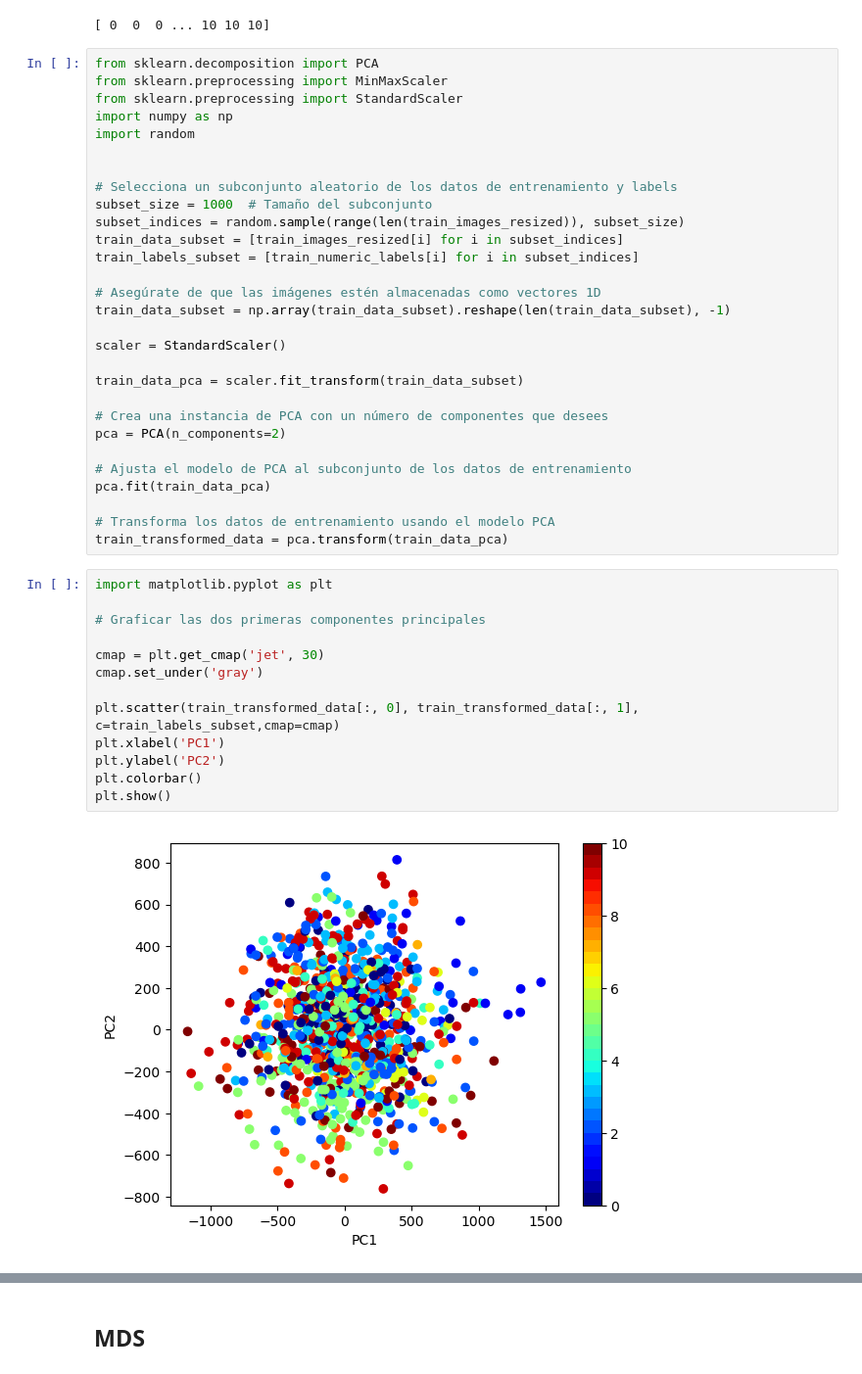
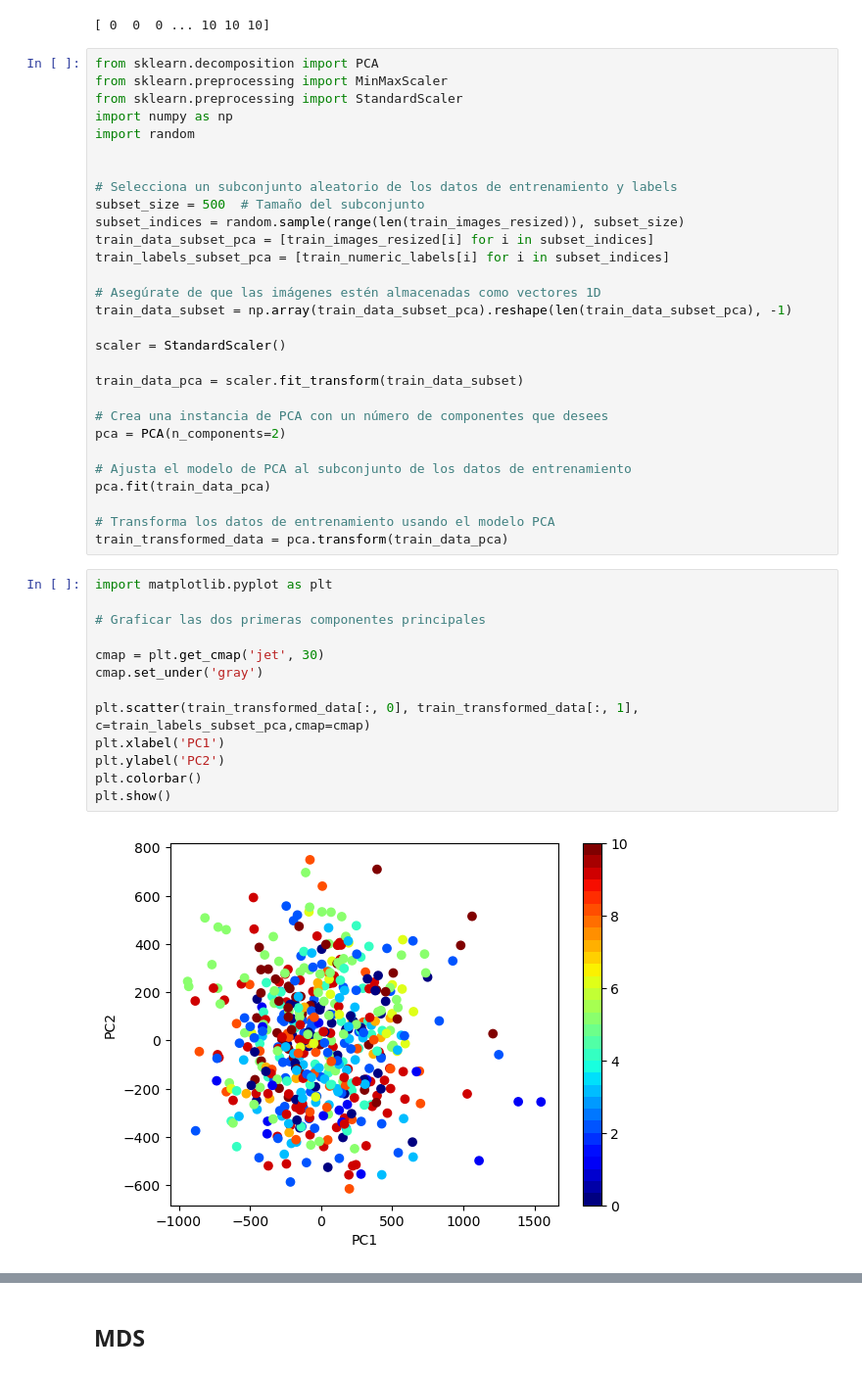
Before and after one commit to williamasesoftware/Computational_linear_algebra, a Jupyter notebook: FOOD_dataset/main_FOOD_dataset.ipynb, the cells around one changed output, grey strips where cells are left out. Shown at 98% size. Drawn from its saved outputs; the diff is of its cells as text.

```diff
--- a/FOOD_dataset/main_FOOD_dataset.ipynb
+++ b/FOOD_dataset/main_FOOD_dataset.ipynb
@@ -125,13 +125,13 @@ import random
 
 
 # Selecciona un subconjunto aleatorio de los datos de entrenamiento y labels
-subset_size = 1000  # Tamaño del subconjunto
+subset_size = 500  # Tamaño del subconjunto
 subset_indices = random.sample(range(len(train_images_resized)), subset_size)
-train_data_subset = [train_images_resized[i] for i in subset_indices]
-train_labels_subset = [train_numeric_labels[i] for i in subset_indices]
+train_data_subset_pca = [train_images_resized[i] for i in subset_indices]
+train_labels_subset_pca = [train_numeric_labels[i] for i in subset_indices]
 
 # Asegúrate de que las imágenes estén almacenadas como vectores 1D
-train_data_subset = np.array(train_data_subset).reshape(len(train_data_subset), -1)
+train_data_subset = np.array(train_data_subset_pca).reshape(len(train_data_subset_pca), -1)
 
 scaler = StandardScaler()
 
@@ -148,18 +148,18 @@ train_transformed_data = pca.transform(train_data_pca)
 # %%
 import matplotlib.pyplot as plt
 
 # Graficar las dos primeras componentes principales
 
 cmap = plt.get_cmap('jet', 30)
 cmap.set_under('gray')
 
-plt.scatter(train_transformed_data[:, 0], train_transformed_data[:, 1], c=train_labels_subset,cmap=cmap)
+plt.scatter(train_transformed_data[:, 0], train_transformed_data[:, 1], c=train_labels_subset_pca,cmap=cmap)
 plt.xlabel('PC1')
 plt.ylabel('PC2')
 plt.colorbar()
 plt.show()
 # %% [output]
-[figure, old version]
+[figure, new version]
 # %%
 from sklearn.decomposition import PCA
 from sklearn.preprocessing import MinMaxScaler
```
Also changed, not shown: parts of 14 cells of this notebook.
